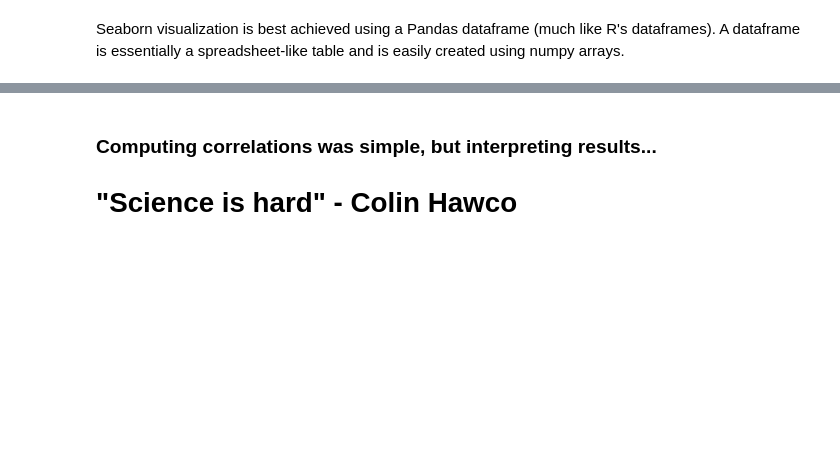
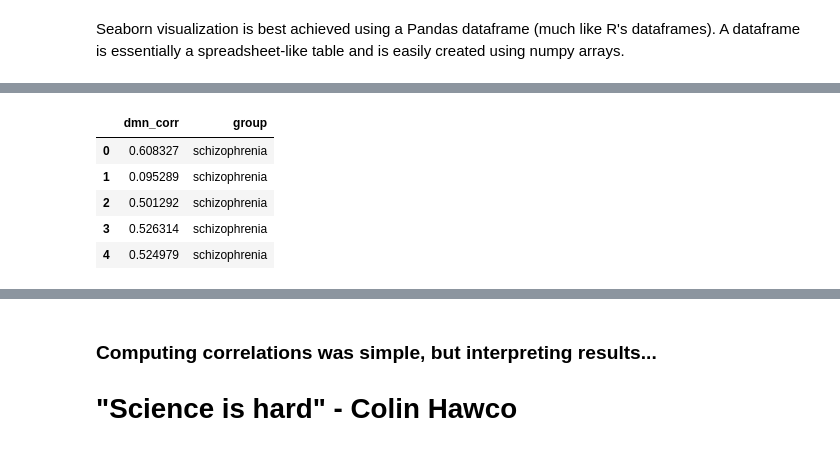
Before and after one commit to carpentries-incubator/SDC-BIDS-fMRI, a Jupyter notebook: code/07_functional-connectivity-analysis_solutions.ipynb, the cells around one changed output, grey strips where cells are left out. Drawn from its saved outputs; the diff is of its cells as text; code cells hidden in the pictures; blank space fills up the shorter version.

```diff
--- a/code/07_functional-connectivity-analysis_solutions.ipynb
+++ b/code/07_functional-connectivity-analysis_solutions.ipynb
@@ -376,0 +556,11 @@ scz_df = pd.DataFrame(data={'dmn_corr':schz_roi_vec, 'group' : 'schizophrenia'})
+# %%
+# Create the schizophrenia dataframe
+scz_df = pd.DataFrame(data={'dmn_corr':schz_roi_vec, 'group' : 'schizophrenia'})
+scz_df.head()
+# %% [output]
+|  | dmn_corr | group |
+| 0 | 0.608327 | schizophrenia |
+| 1 | 0.095289 | schizophrenia |
+| 2 | 0.501292 | schizophrenia |
+| 3 | 0.526314 | schizophrenia |
+| 4 | 0.524979 | schizophrenia |
```
Also changed, not shown: parts of 41 cells of this notebook, 2 other files.
